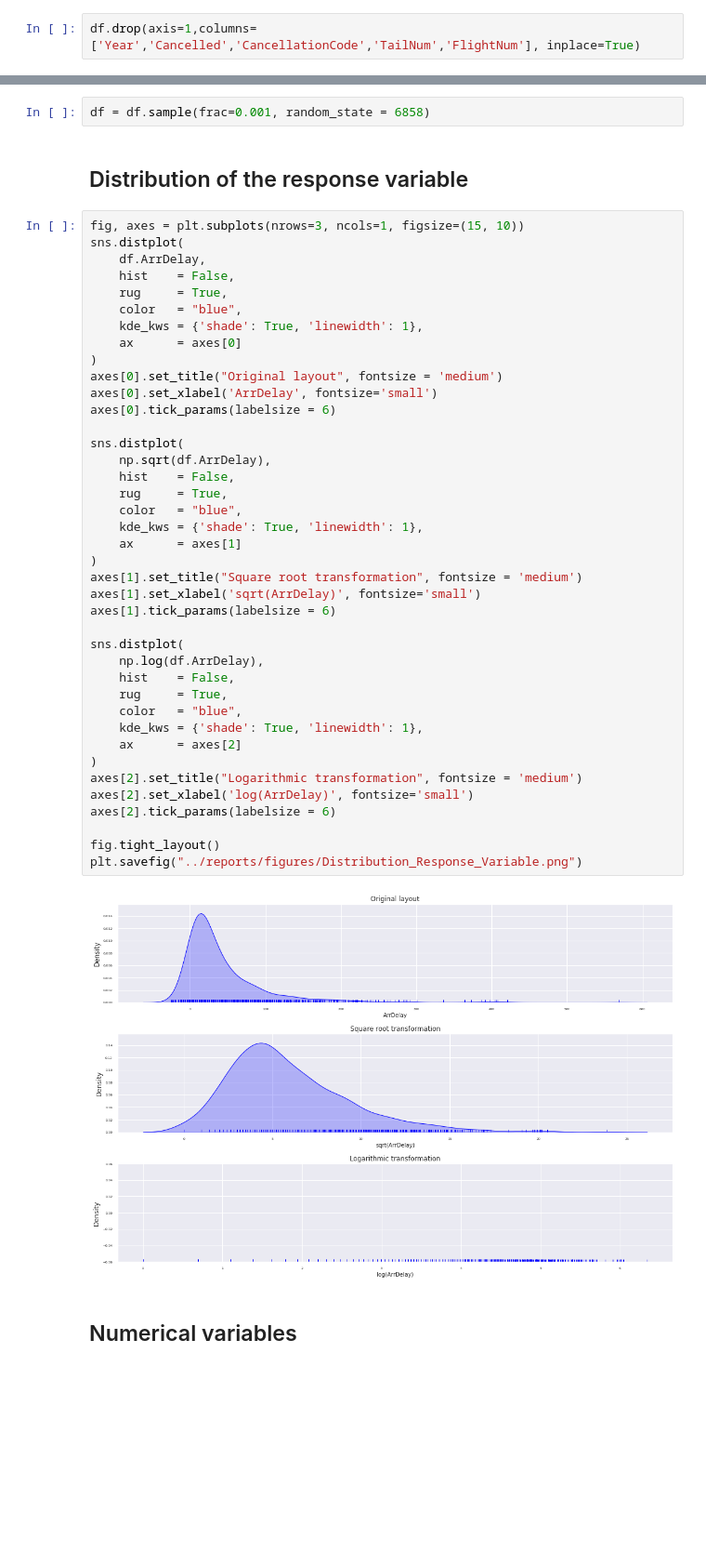
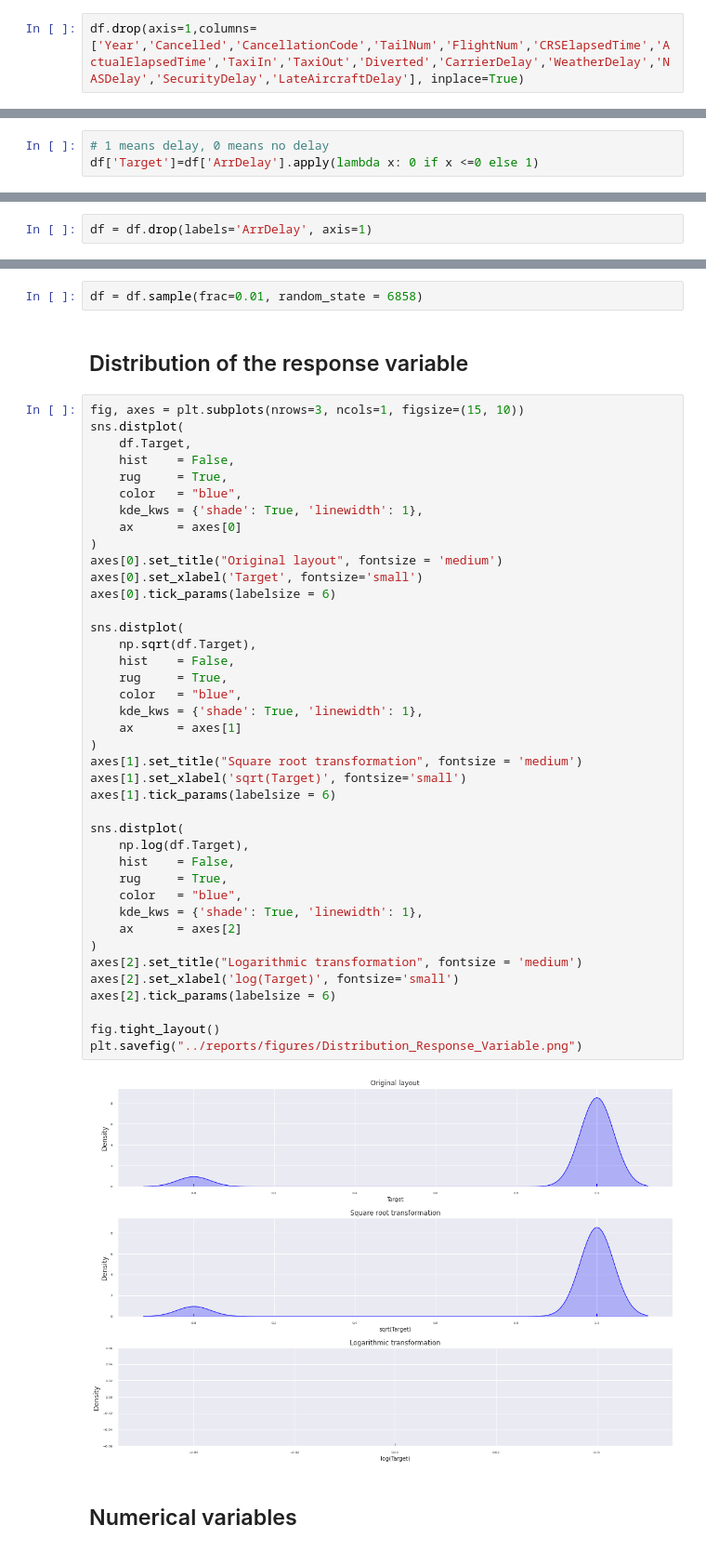
Before and after one commit to jesussantana/Supervised-Classification, a Jupyter notebook: notebooks/S13_T01_Supervised_Classification.ipynb, the cells around one changed output, grey strips where cells are left out. Shown at 93% size. Cells and saved outputs as stored; diff of their text form; blank space fills up the shorter version.

```diff
--- a/notebooks/S13_T01_Supervised_Classification.ipynb
+++ b/notebooks/S13_T01_Supervised_Classification.ipynb
@@ -249,5 +254,5 @@ dtype: int64
 # %%
-df.drop(axis=1,columns=['Year','Cancelled','CancellationCode','TailNum','FlightNum'], inplace=True)
+df.drop(axis=1,columns=['Year','Cancelled','CancellationCode','TailNum','FlightNum','CRSElapsedTime','ActualElapsedTime','TaxiIn','TaxiOut','Diverted','CarrierDelay','WeatherDelay','NASDelay','SecurityDelay','LateAircraftDelay'], inplace=True)
 # %%
 df.info()
 # %% [output]
@@ -294,0 +300,3 @@ dtype: int64
+# %%
+# 1 means delay, 0 means no delay
+df['Target']=df['ArrDelay'].apply(lambda x: 0 if x <=0 else 1)
@@ -295,51 +309,53 @@ dtype: int64
+# %%
+df = df.drop(labels='ArrDelay', axis=1)
 # %% [markdown]
 - Data sampling to reduce loading time
 # %%
-df = df.sample(frac=0.001, random_state = 6858)
+df = df.sample(frac=0.01, random_state = 6858)
 # %% [markdown]
 ## Distribution of the response variable
 # %%
 fig, axes = plt.subplots(nrows=3, ncols=1, figsize=(15, 10))
 sns.distplot(
-    df.ArrDelay,
+    df.Target,
     hist    = False,
     rug     = True,
     color   = "blue",
     kde_kws = {'shade': True, 'linewidth': 1},
     ax      = axes[0]
 )
 axes[0].set_title("Original layout", fontsize = 'medium')
-axes[0].set_xlabel('ArrDelay', fontsize='small')
+axes[0].set_xlabel('Target', fontsize='small')
 axes[0].tick_params(labelsize = 6)
 
 sns.distplot(
-    np.sqrt(df.ArrDelay),
+    np.sqrt(df.Target),
     hist    = False,
     rug     = True,
     color   = "blue",
     kde_kws = {'shade': True, 'linewidth': 1},
     ax      = axes[1]
 )
 axes[1].set_title("Square root transformation", fontsize = 'medium')
-axes[1].set_xlabel('sqrt(ArrDelay)', fontsize='small')
+axes[1].set_xlabel('sqrt(Target)', fontsize='small')
 axes[1].tick_params(labelsize = 6)
 
 sns.distplot(
-    np.log(df.ArrDelay),
+    np.log(df.Target),
     hist    = False,
     rug     = True,
     color   = "blue",
     kde_kws = {'shade': True, 'linewidth': 1},
     ax      = axes[2]
 )
 axes[2].set_title("Logarithmic transformation", fontsize = 'medium')
-axes[2].set_xlabel('log(ArrDelay)', fontsize='small')
+axes[2].set_xlabel('log(Target)', fontsize='small')
 axes[2].tick_params(labelsize = 6)
 
 fig.tight_layout()
 plt.savefig("../reports/figures/Distribution_Response_Variable.png")
 # %% [output]
-[figure, old version]
+[figure, new version]
 # %% [markdown]
 ## Numerical variables
 # %%
```
Also changed, not shown: parts of 91 cells of this notebook, 21 other files.
